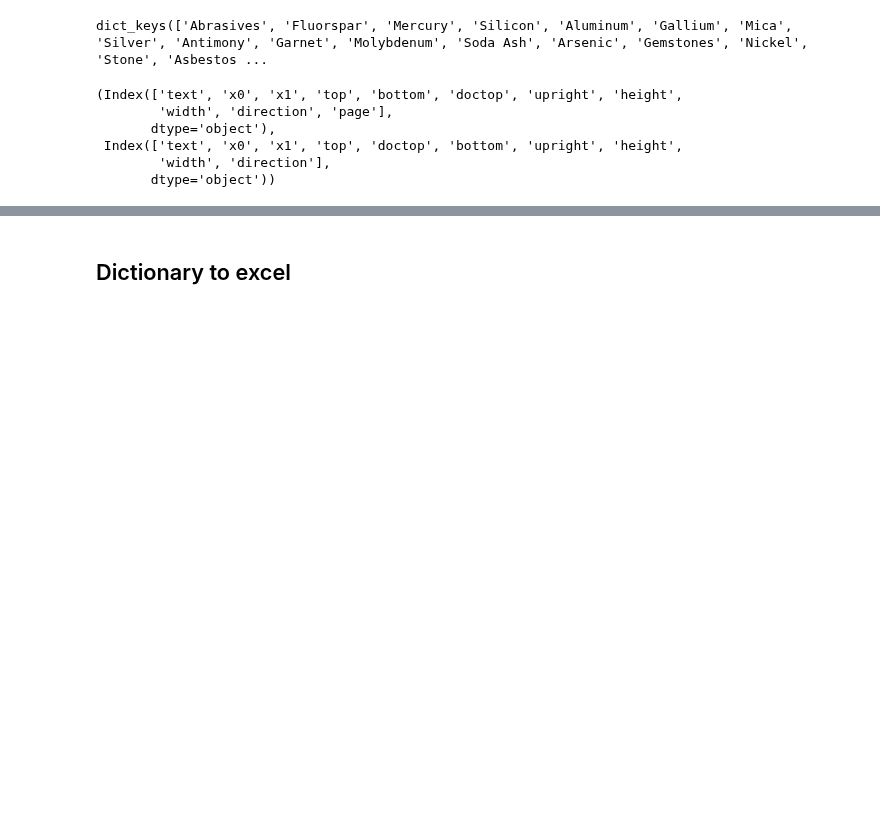
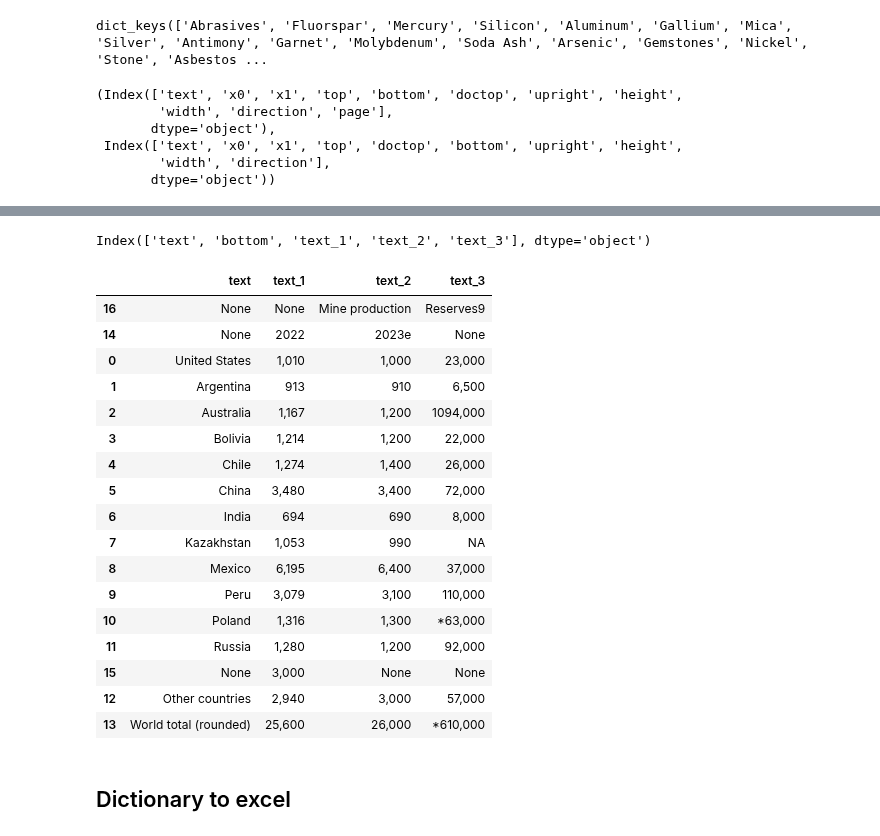
Before and after one commit to Yassmine2020/MaterialRisksSimulation, a Jupyter notebook: test_usgs/main_test_utils.ipynb, the cells around one changed output, grey strips where cells are left out. Drawn from its saved outputs; the diff is of its cells as text; code cells hidden in the pictures; blank space fills up the shorter version.

```diff
--- a/test_usgs/main_test_utils.ipynb
+++ b/test_usgs/main_test_utils.ipynb
@@ -398,0 +714,2 @@ df[(df['top'] > 320) & (df['bottom'] < 500)].to_csv('table_datawith_coords.csv',
+# %%
+comb_table_df = complexe_word(list_of_table_df[0], 0)   # until here it's good
@@ -398,0 +739,9 @@ df[(df['top'] > 320) & (df['bottom'] < 500)].to_csv('table_datawith_coords.csv',
+# %%
+unique_groups = comb_table_df['group'].unique()
+
+dfs = []
+
+# Loop over the unique values and create a DataFrame for each group
+for group in unique_groups:
+    df_group = comb_table_df[comb_table_df['group'] == group]
+    dfs.append(df_group)
@@ -399,3 +793,44 @@ df[(df['top'] > 320) & (df['bottom'] < 500)].to_csv('table_datawith_coords.csv',
+# %%
+df_min_x0_tuples = []
+
+# Loop over the unique values and create a DataFrame for each group with its corresponding min_x0
+for df in dfs:
+  # print(df)
+  min_x0 = df['x0'].min()
+  df_min_x0_tuples.append((df, min_x0))
+
+# Sort the list of tuples by min_x0
+df_min_x0_tuples_sorted = sorted(df_min_x0_tuples, key=lambda x: x[1])
+
+# Extract the sorted DataFrames into a list
+dfs = [df_tuple[0] for df_tuple in df_min_x0_tuples_sorted]
+# %%
+merged_df = merge_list_of_dataframes(dfs)
+
+merged_df.columns
+# %% [output]
+Index(['text', 'bottom', 'text_1', 'text_2', 'text_3'], dtype='object')
+# %%
+merged_df.sort_values('bottom')[['text', 'text_1', 'text_2', 'text_3']]
+# %% [output]
+|  | text | text_1 | text_2 | text_3 |
+| 16 | None | None | Mine production | Reserves9 |
+| 14 | None | 2022 | 2023e | None |
+| 0 | United States | 1,010 | 1,000 | 23,000 |
+| 1 | Argentina | 913 | 910 | 6,500 |
+| 2 | Australia | 1,167 | 1,200 | 1094,000 |
+| 3 | Bolivia | 1,214 | 1,200 | 22,000 |
+| 4 | Chile | 1,274 | 1,400 | 26,000 |
+| 5 | China | 3,480 | 3,400 | 72,000 |
+| 6 | India | 694 | 690 | 8,000 |
+| 7 | Kazakhstan | 1,053 | 990 | NA |
+| 8 | Mexico | 6,195 | 6,400 | 37,000 |
+| 9 | Peru | 3,079 | 3,100 | 110,000 |
+| 10 | Poland | 1,316 | 1,300 | *63,000 |
+| 11 | Russia | 1,280 | 1,200 | 92,000 |
+| 15 | None | 3,000 | None | None |
+| 12 | Other countries | 2,940 | 3,000 | 57,000 |
+| 13 | World total (rounded) | 25,600 | 26,000 | *610,000 |
 # %% [markdown]
 ## Dictionary to excel
 # %%
```
Also changed, not shown: parts of 30 cells of this notebook, 5 other files.
